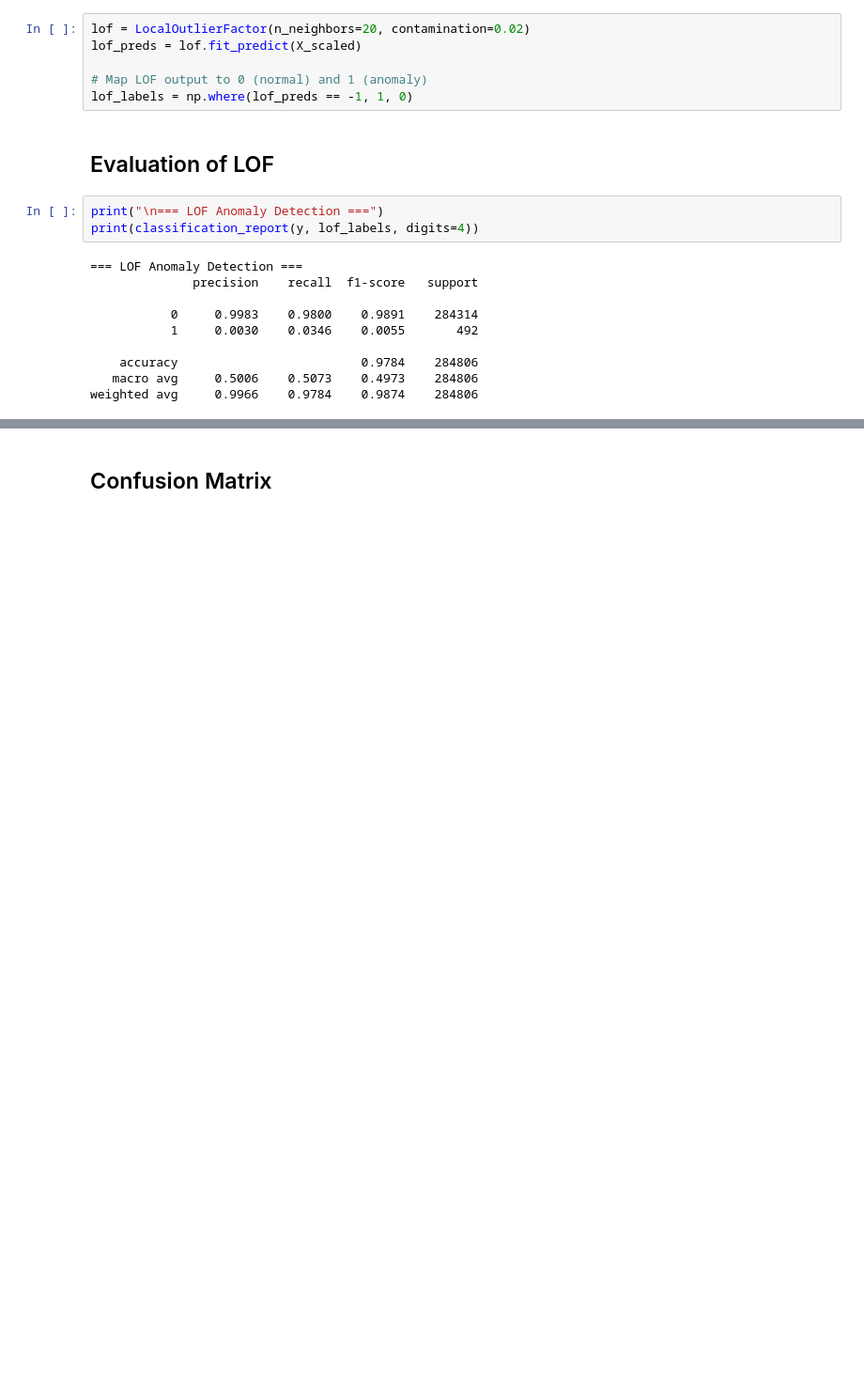
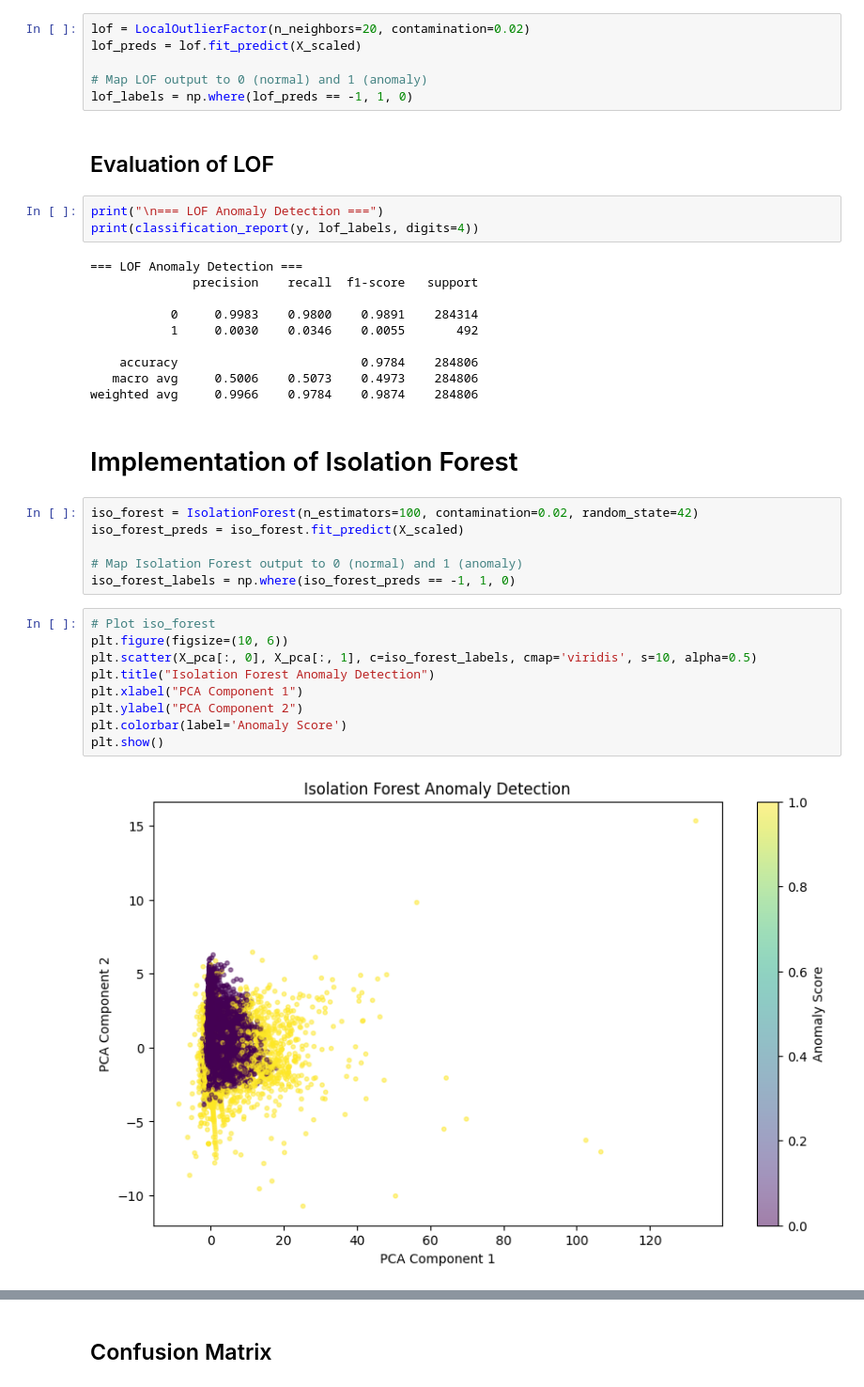
Before and after one commit to LucasChaney/CMPSCI4342, a Jupyter notebook: Activities/Activity_14.ipynb, the cells around one changed output, grey strips where cells are left out. Shown at 94% size. Drawn from its saved outputs; the diff is of its cells as text; blank space fills up the shorter version.

```diff
--- a/Activities/Activity_14.ipynb
+++ b/Activities/Activity_14.ipynb
@@ -324,3 +369,22 @@ print(classification_report(y, lof_labels, digits=4))
     accuracy                         0.9784    284806
    macro avg     0.5006    0.5073    0.4973    284806
 weighted avg     0.9966    0.9784    0.9874    284806
+# %% [markdown]
+# Implementation of Isolation Forest
+# %%
+iso_forest = IsolationForest(n_estimators=100, contamination=0.02, random_state=42)
+iso_forest_preds = iso_forest.fit_predict(X_scaled)
+
+# Map Isolation Forest output to 0 (normal) and 1 (anomaly)
+iso_forest_labels = np.where(iso_forest_preds == -1, 1, 0)
+# %%
+# Plot iso_forest
+plt.figure(figsize=(10, 6))
+plt.scatter(X_pca[:, 0], X_pca[:, 1], c=iso_forest_labels, cmap='viridis', s=10, alpha=0.5)
+plt.title("Isolation Forest Anomaly Detection")
+plt.xlabel("PCA Component 1")
+plt.ylabel("PCA Component 2")
+plt.colorbar(label='Anomaly Score')
+plt.show()
+# %% [output]
+[figure, added]
```
Also changed, not shown: parts of 9 cells of this notebook.
